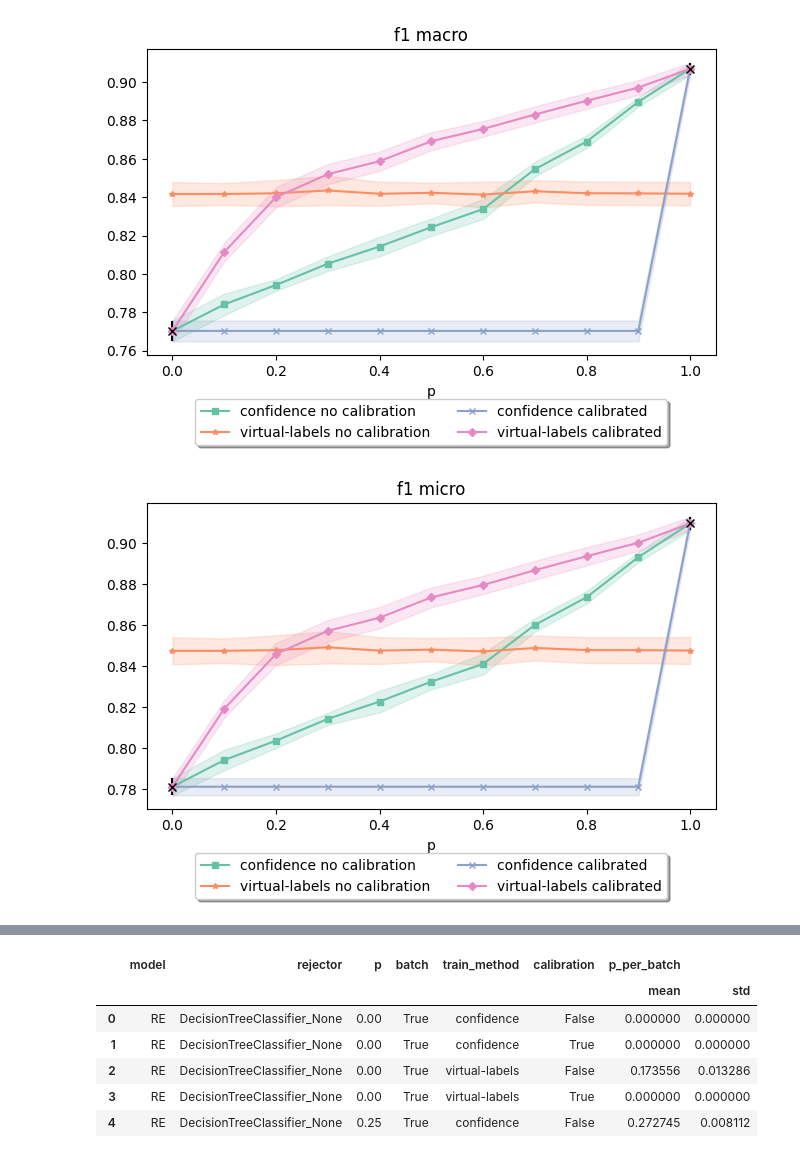
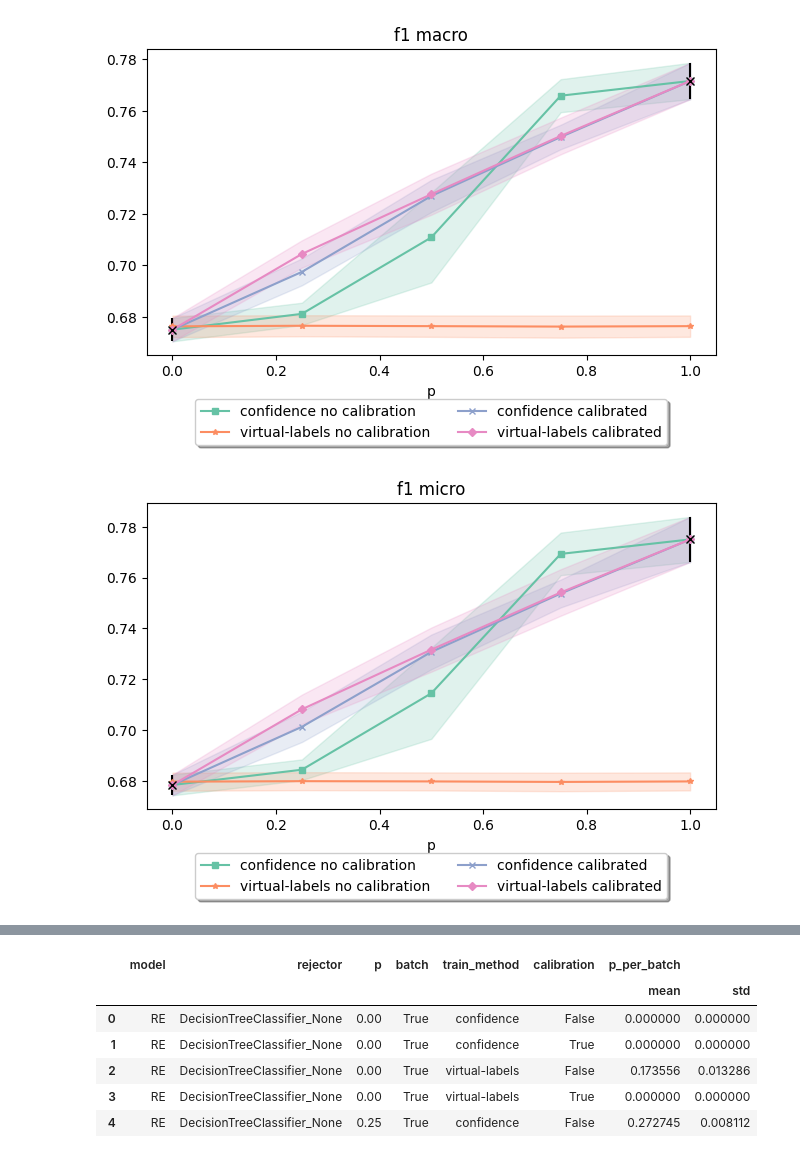
Before and after one commit to sbuschjaeger/REwOC, a Jupyter notebook: plot.ipynb, the cells around one changed output, grey strips where cells are left out. Saved outputs shown, nothing was run; the diff lists cells and outputs as text; code cells hidden in the pictures.

```diff
--- a/plot.ipynb
+++ b/plot.ipynb
@@ -105,35 +105,35 @@ def read_json(json_path):
     df["power"] = df["power"] / 1000
     df["poweravg"] = df["poweravg"] / 1000
     return df, agg.keys()
 
-df, agg_keys = read_json("elec.json")
+# df, agg_keys = read_json("elec.json")
 # df, agg_keys = read_json("imagenet.json")
-# df, agg_keys = read_json("cifar100.json")
+df, agg_keys = read_json("cifar100.json")
 
 # display(df)
 colors = ['#66c2a5','#fc8d62','#8da0cb','#e78ac3']
 markers = ["s", "*", "x", "D"]
 
 for m in df["rejector"].dropna().unique():
     dff = df[ (df["rejector"] == m) | (df["rejector"].isna()) ]
     # for key in agg_keys:
-    for key in ["f1 macro", "f1 micro", "accuracy"]:
+    for key in ["f1 macro", "f1 micro", "accuracy", "time"]:
         plot_key(dff, key, markers, colors, plt.gca(), show_legend = True)
         if key == "accuracy":
             plt.title(f"Test accuracy")
             plt.ylabel(f"Accuracy")
         elif key == "poweravg":
             plt.title("Average power consumption per batch")
             plt.ylabel(f"Watt")
         else:
             plt.title(f"{key}")
         plt.xlabel("p")
         # Add a legend to the figure
         plt.legend(loc='upper center',  bbox_to_anchor=(0.5, -0.12), shadow=True, ncol=2)
 
         # Adjust the layout to make space for the legend
         plt.tight_layout(rect=[0, 0, 1, 0.95])
         plt.show()
 # %% [output]
-[figure, old version]
+[figure, new version]
-[figure, old version]
+[figure, new version]
```
Also changed, not shown: parts of 3 cells of this notebook, 11 other files.
